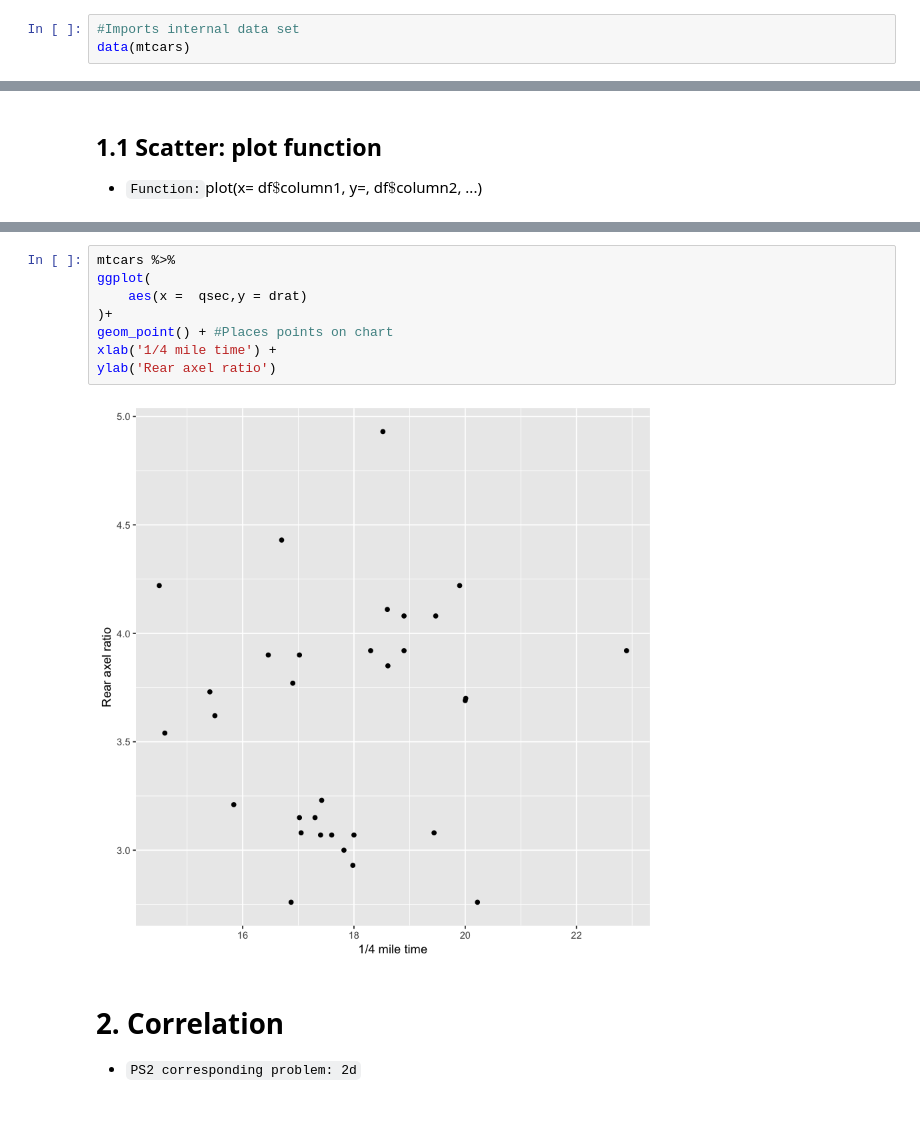
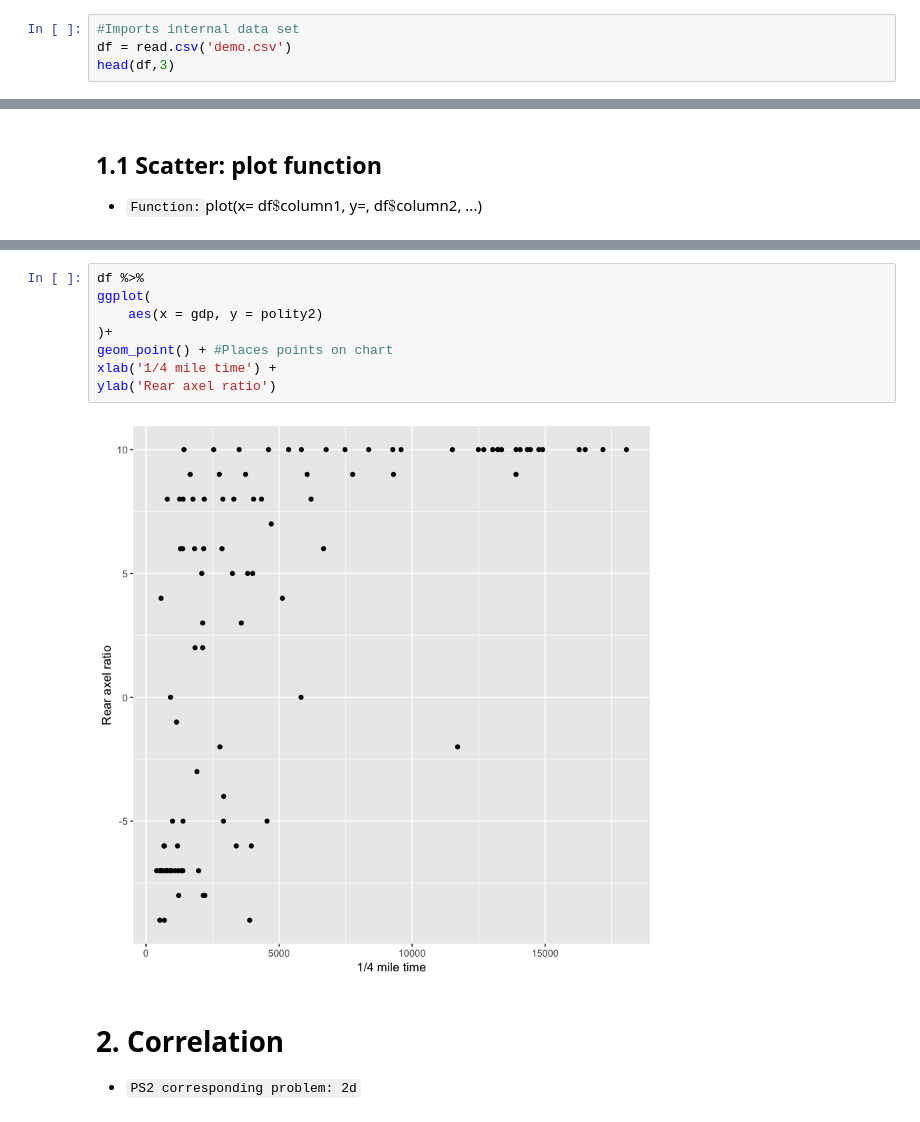
Before and after one commit to corybaird/PLCY_610_public, a Jupyter notebook: Discussion_sections/Disc3_PS2/Disc3_PS2.ipynb, the cells around one changed output, grey strips where cells are left out. Cells and saved outputs as stored; diff of their text form.

```diff
--- a/Discussion_sections/Disc3_PS2/Disc3_PS2.ipynb
+++ b/Discussion_sections/Disc3_PS2/Disc3_PS2.ipynb
@@ -8,3 +8,4 @@
 # %%
 #Imports internal data set
-data(mtcars)
+df = read.csv('demo.csv')
+head(df,3)
@@ -41,13 +47,13 @@ plot(mtcars$qsec, #x
 # %%
-mtcars %>%
+df %>%
 ggplot(
-    aes(x =  qsec,y = drat)
+    aes(x = gdp, y = polity2)
 )+
 geom_point() + #Places points on chart
 xlab('1/4 mile time') +
 ylab('Rear axel ratio')
 # %% [output]
-[figure, old version]
+[figure, new version]
 # %% [markdown]
 # 2. Correlation
 
```
Also changed, not shown: parts of 29 cells of this notebook, 1 other file.
